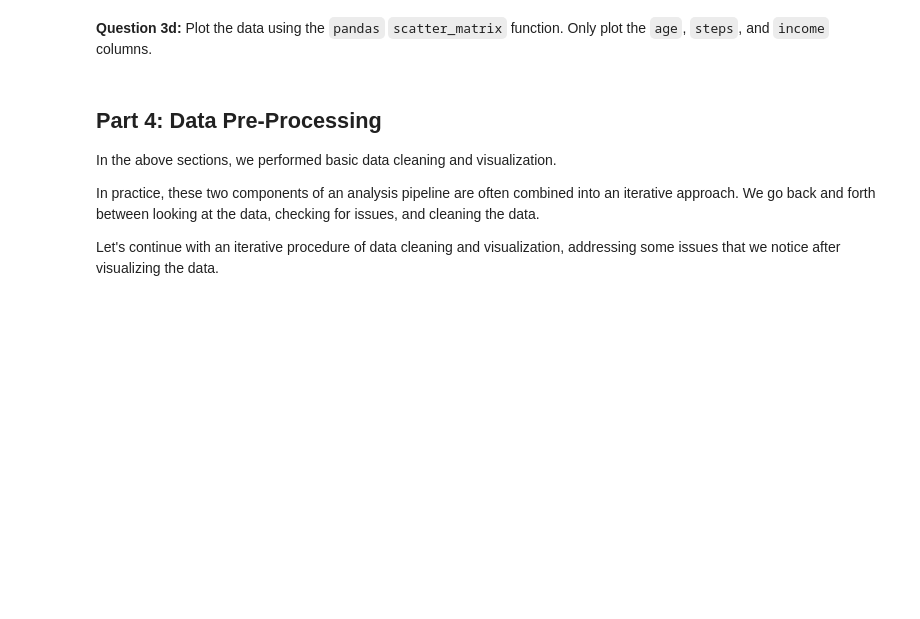
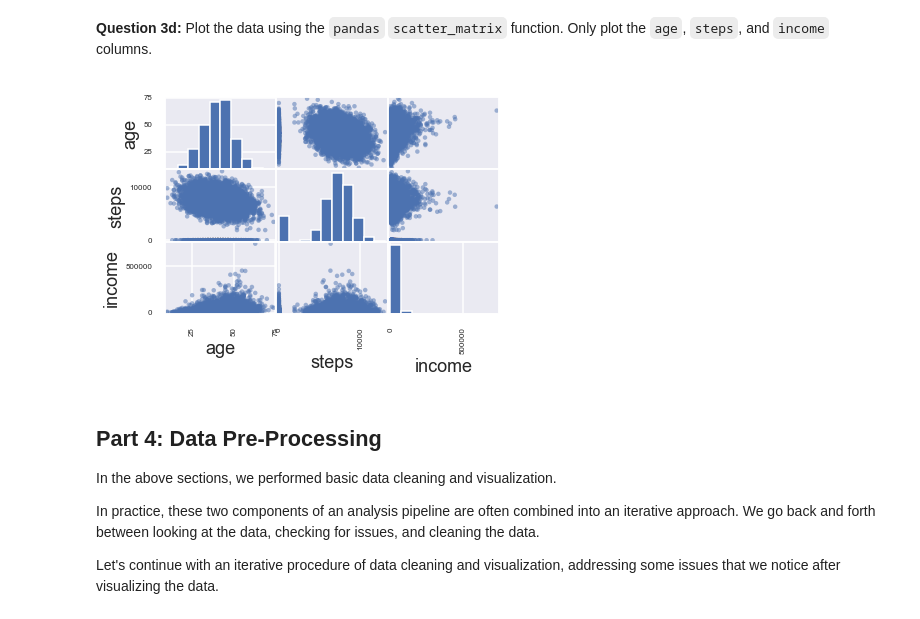
Before and after one commit to johnny-tran/Assignments, a Jupyter notebook: A2/T2783.ipynb, the cells around one changed output. Cells and saved outputs as stored; diff of their text form; code cells hidden in the pictures; blank space fills up the shorter version.

```diff
--- a/A2/T2783.ipynb
+++ b/A2/T2783.ipynb
@@ -276,3 +259,9 @@ f4 = plt.gcf()
+# %%
+pd.plotting.scatter_matrix(df[['age', 'steps', 'income']])
+
+f4 = plt.gcf()
+# %% [output]
+[figure, added]
 # %%
 # Tests for 3d
 
```
Also changed, not shown: parts of 54 cells of this notebook.
